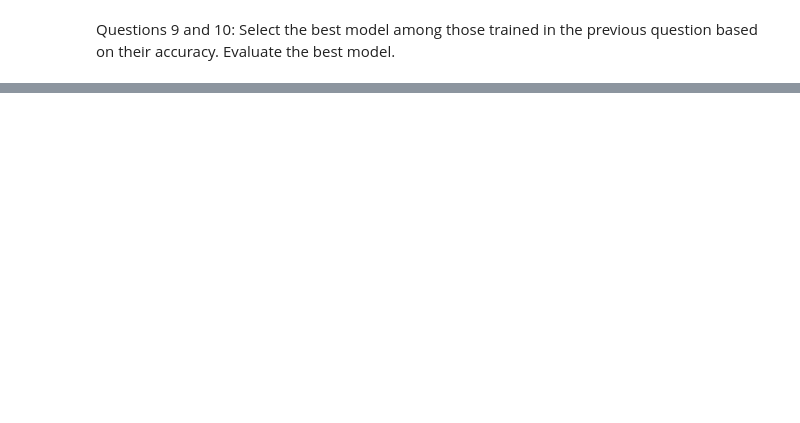
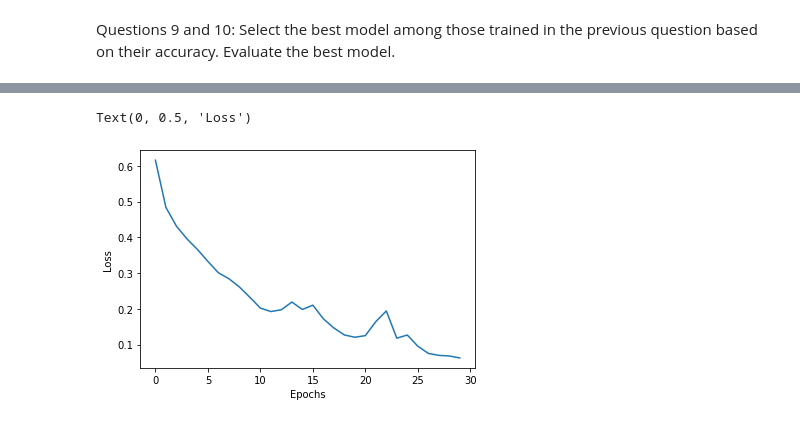
Before and after one commit to AmalieOHovland/INF265_projects, a Jupyter notebook: gradient_descent_2.ipynb, the cells around one changed output, grey strips where cells are left out. Drawn from its saved outputs; the diff is of its cells as text; code cells hidden in the pictures; blank space fills up the shorter version.

Commit message:
accuracy, specified double, added verbose, ran notebook

```diff
--- a/gradient_descent_2.ipynb
+++ b/gradient_descent_2.ipynb
@@ -196,10 +198,10 @@ def train(n_epochs, optimizer, model, loss_fn):
 
     return losses_train, model
 # %%
-def train_manual_update(n_epochs, lr, weight_decay, momentum, model, loss_fn):
+def train_manual_update(n_epochs, lr, weight_decay, momentum, model, loss_fn, train_loader, verbose=True):
     # Neural network training pipeline using manual gradient descent
-
-    print(" --------- Using Manual Update ---------")
+    if verbose:
+        print(" --------- Using Manual Update ---------")
 
     n_batches = len(train_loader)
     b = [None, None, None, None, None, None, None, None]
@@ -219,7 +221,7 @@ def train_manual_update(n_epochs, lr, weight_decay, momentum, model, loss_fn):
             model.zero_grad()
 
             # Make predictions for this batch
-            outputs = model(inputs)
+            outputs = model(inputs.double())
 
             # Compute loss
             loss = loss_fn(outputs, labels)
@@ -246,7 +248,7 @@ def train_manual_update(n_epochs, lr, weight_decay, momentum, model, loss_fn):
 
         losses_train.append(epoch_loss / n_batches)
 
-        if epoch == 1 or epoch % 5 == 0:
+        if verbose and (epoch == 1 or epoch % 5 == 0):
             print('{}  |  Epoch {}  |  Training loss {:.5f}'.format(
                 datetime.now().time(), epoch, epoch_loss/n_batches))
 
@@ -381,10 +388,21 @@ print('\n --- Best model ---')
 print('Learning rate: %.2f'%lr)
 print('Momentum: %.2f'%best_mom)
 print('Decay: %.2f'%best_decay)
-print('Validation accuracy: %.2f'%current_acc)
+print('SDG method: ' + best_SDG)
+print('Validation accuracy: %.2f\n'%current_acc)
 
-# train the best model? want no output here
-y_pred_eval = model(x_eval)
-acc_eval = calculate_accuracy(y_pred_eval, y_eval)
+test_set = torch.utils.data.DataLoader(data_test, batch_size=len(data_test), shuffle=False)
+for data in test_set:
+    x_test, y_test = data
 
-print('Test accuracy: %.2f'%acc_eval)
+model = MyMLP()
+if best_SDG == 'PyTorch SDG':
+    optimizer = torch.optim.SGD(model.parameters(), lr=lr, weight_decay=best_decay, momentum=best_mom)
+    losses_train, model = train(n_epochs, optimizer, model, loss_fn, train_loader, verbose=False)
+else:
+    losses_train, model = train_manual_update(n_epochs, lr, best_decay, best_mom, model, loss_fn, train_loader, verbose=False)
+y_pred_test = model(x_test.double())
+y_pred_test = y_pred_test.max(axis=1)[1]
+acc_test = calculate_accuracy(y_pred_test, y_test)
+
+print('Test accuracy: %.2f'%acc_test)
@@ -390,0 +418,9 @@ print('Test accuracy: %.2f'%acc_eval)
+# %%
+import matplotlib.pyplot as plt
+epochs = [i for i in range(n_epochs)]
+plt.plot(epochs, losses_train)
+plt.xlabel('Epochs')
+plt.ylabel('Loss')
+# %% [output]
+Text(0, 0.5, 'Loss')
+[figure, added]
```
Also changed, not shown: parts of 4 cells of this notebook.
